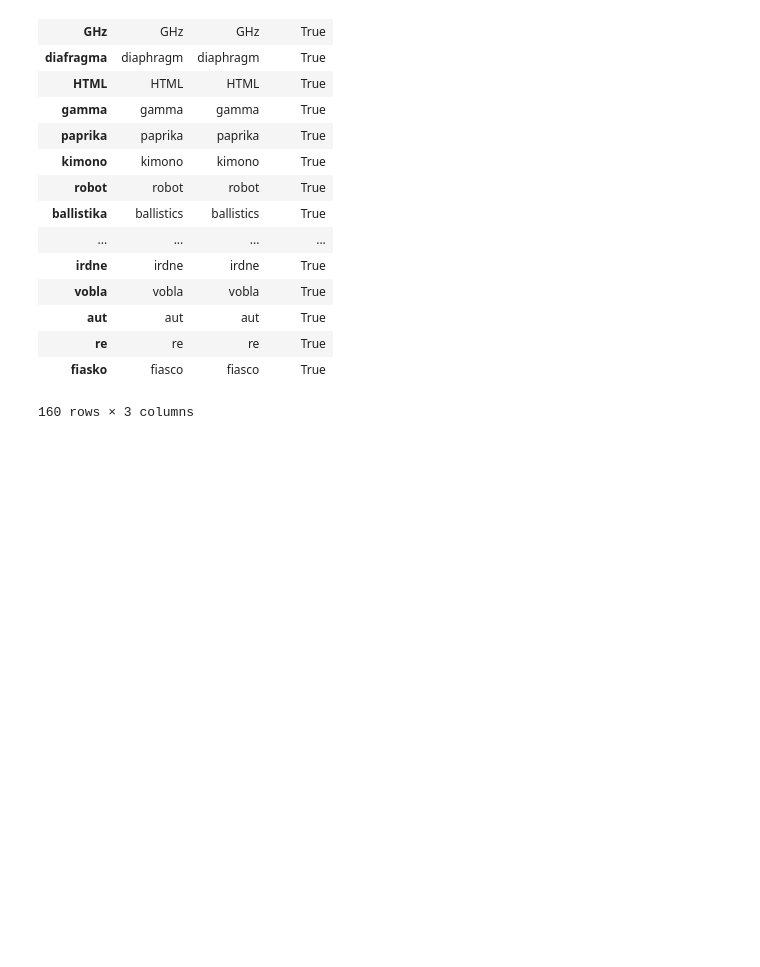
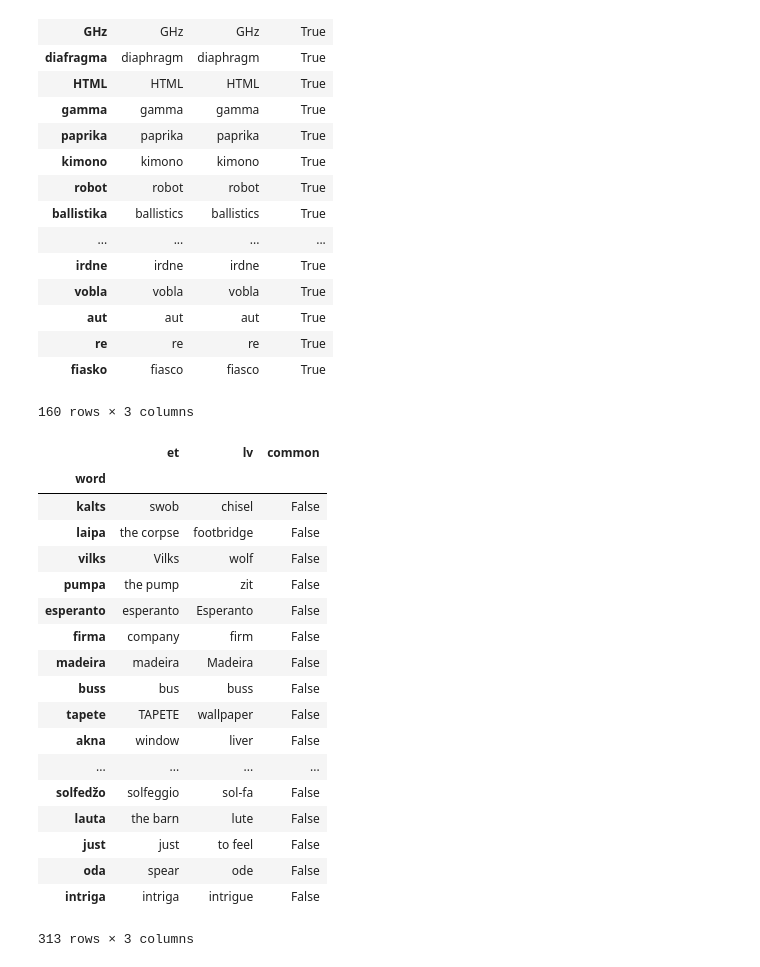
Before and after one commit to abele/eesti_keel, a Jupyter notebook: eesti_keel.ipynb, the cells around one changed output. Drawn from its saved outputs; the diff is of its cells as text; code cells hidden in the pictures; blank space fills up the shorter version.

Commit message:
Add not similar word translation

```diff
--- a/eesti_keel.ipynb
+++ b/eesti_keel.ipynb
@@ -159,3 +159,25 @@ translations[translations['common'] == True]
 | re | re | re | True |
 | fiasko | fiasco | fiasco | True |
 160 rows × 3 columns
+# %%
+translations[translations['common'] == False]
+# %% [output]
+|  | et | lv | common |
+| word |  |  |  |
+| kalts | swob | chisel | False |
+| laipa | the corpse | footbridge | False |
+| vilks | Vilks | wolf | False |
+| pumpa | the pump | zit | False |
+| esperanto | esperanto | Esperanto | False |
+| firma | company | firm | False |
+| madeira | madeira | Madeira | False |
+| buss | bus | buss | False |
+| tapete | TAPETE | wallpaper | False |
+| akna | window | liver | False |
+| ... | ... | ... | ... |
+| solfedžo | solfeggio | sol-fa | False |
+| lauta | the barn | lute | False |
+| just | just | to feel | False |
+| oda | spear | ode | False |
+| intriga | intriga | intrigue | False |
+313 rows × 3 columns
```
Also changed, not shown: parts of 1 cell of this notebook.
